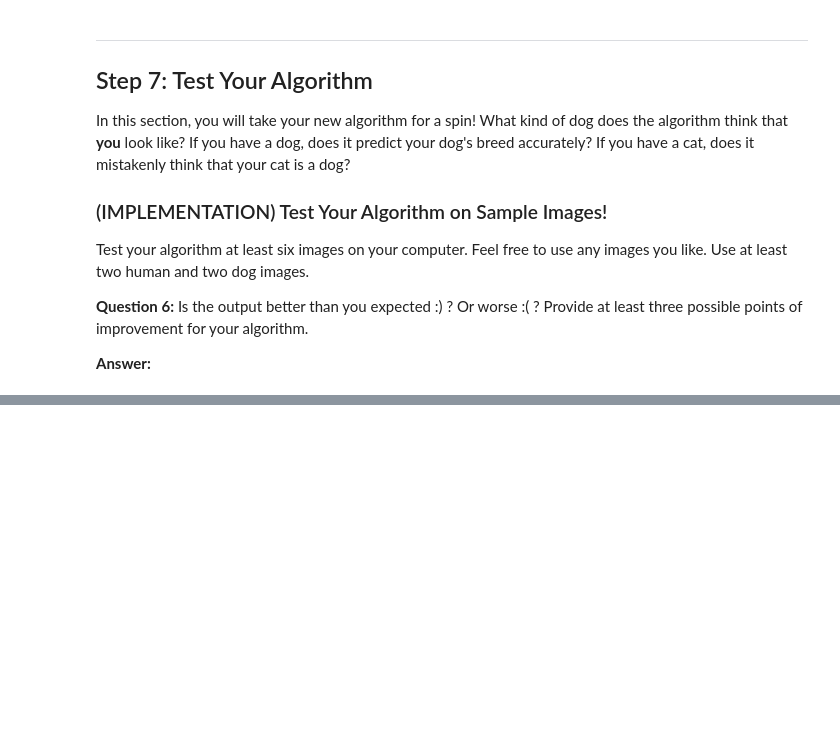
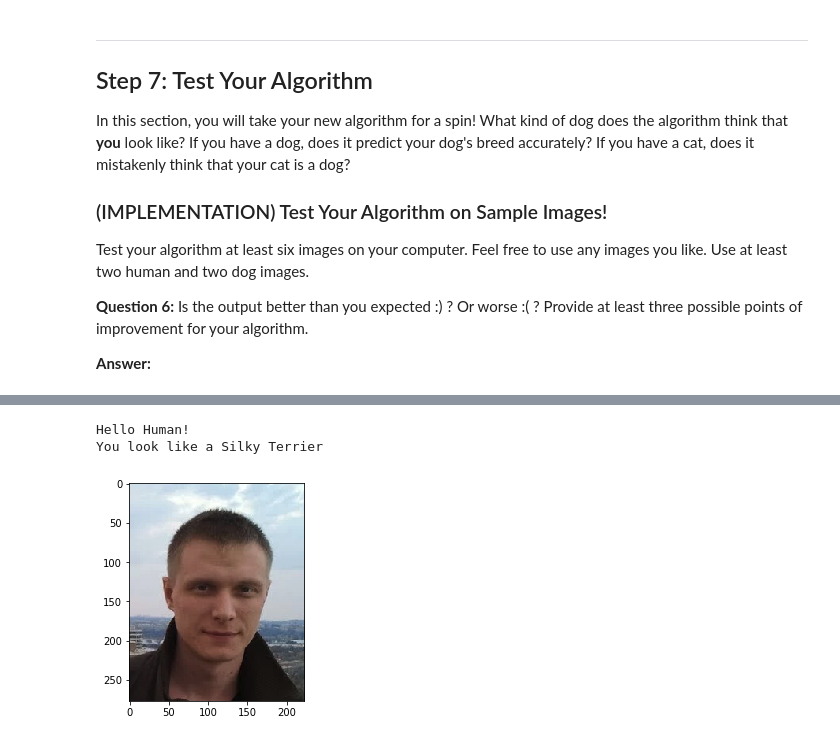
Before and after one commit to delinhabit/nd101-dog-project, a Jupyter notebook: dog_app.ipynb, the cells around one changed output, grey strips where cells are left out. Saved outputs shown, nothing was run; the diff lists cells and outputs as text; code cells hidden in the pictures; blank space fills up the shorter version.

```diff
--- a/dog_app.ipynb
+++ b/dog_app.ipynb
@@ -885,0 +926,6 @@ __Answer:__
+# %%
+show_image_and_prediction("images/inputs/me.png")
+# %% [output]
+Hello Human!
+You look like a Silky Terrier
+[figure, added]
```
Also changed, not shown: parts of 10 cells of this notebook, 8 other files.
